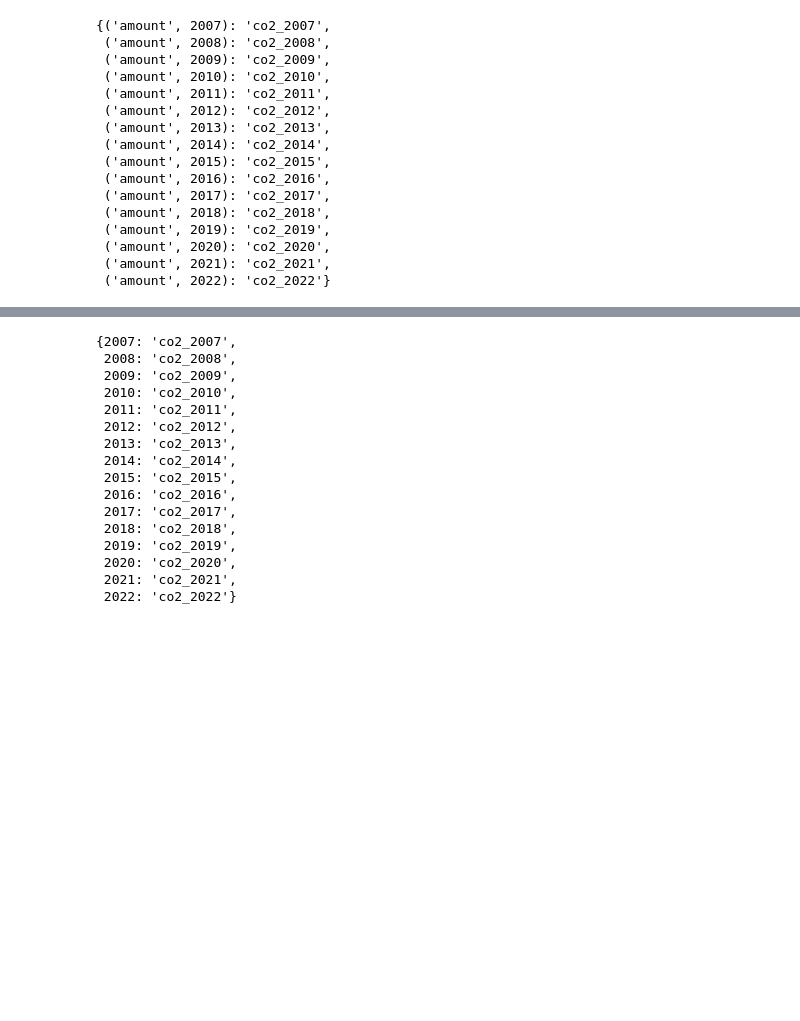
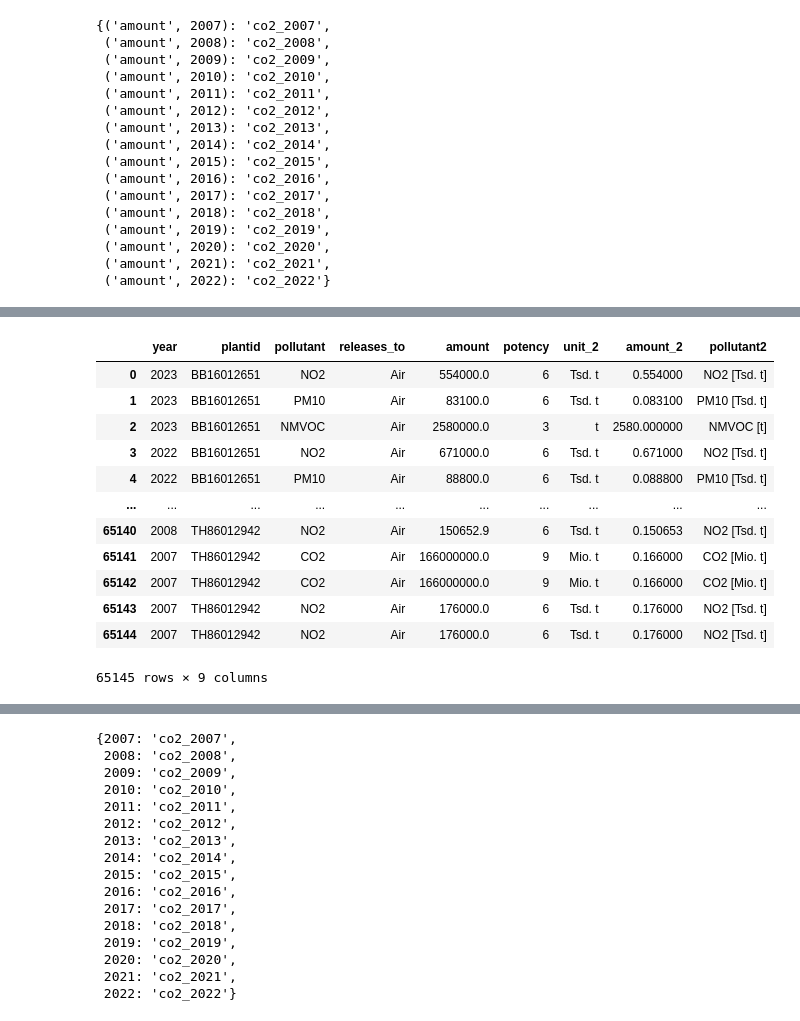
Before and after one commit to sidietz/plantwatch-data, a Jupyter notebook: basic/annotate_power.ipynb, the cells around one changed output, grey strips where cells are left out. Drawn from its saved outputs; the diff is of its cells as text; code cells hidden in the pictures; blank space fills up the shorter version.

```diff
--- a/basic/annotate_power.ipynb
+++ b/basic/annotate_power.ipynb
@@ -191,6 +199,22 @@ np4 = np3.sort_values(2020, ascending=False)
 #np3.sort_values("2015", ascending=False)
 # %%
 pols = pd.read_csv('../pollution/pollutants.csv')
+# %%
+pols
+# %% [output]
+|  | year | plantid | pollutant | releases_to | amount | potency | unit_2 | amount_2 | pollutant2 |
+| 0 | 2023 | BB16012651 | NO2 | Air | 554000.0 | 6 | Tsd. t | 0.554000 | NO2 [Tsd. t] |
+| 1 | 2023 | BB16012651 | PM10 | Air | 83100.0 | 6 | Tsd. t | 0.083100 | PM10 [Tsd. t] |
+| 2 | 2023 | BB16012651 | NMVOC | Air | 2580000.0 | 3 | t | 2580.000000 | NMVOC [t] |
+| 3 | 2022 | BB16012651 | NO2 | Air | 671000.0 | 6 | Tsd. t | 0.671000 | NO2 [Tsd. t] |
+| 4 | 2022 | BB16012651 | PM10 | Air | 88800.0 | 6 | Tsd. t | 0.088800 | PM10 [Tsd. t] |
+| ... | ... | ... | ... | ... | ... | ... | ... | ... | ... |
+| 65140 | 2008 | TH86012942 | NO2 | Air | 150652.9 | 6 | Tsd. t | 0.150653 | NO2 [Tsd. t] |
+| 65141 | 2007 | TH86012942 | CO2 | Air | 166000000.0 | 9 | Mio. t | 0.166000 | CO2 [Mio. t] |
+| 65142 | 2007 | TH86012942 | CO2 | Air | 166000000.0 | 9 | Mio. t | 0.166000 | CO2 [Mio. t] |
+| 65143 | 2007 | TH86012942 | NO2 | Air | 176000.0 | 6 | Tsd. t | 0.176000 | NO2 [Tsd. t] |
+| 65144 | 2007 | TH86012942 | NO2 | Air | 176000.0 | 6 | Tsd. t | 0.176000 | NO2 [Tsd. t] |
+65145 rows × 9 columns
 # %%
 #pols2
 # %%
```
Also changed, not shown: parts of 19 cells of this notebook, 7 other files.
